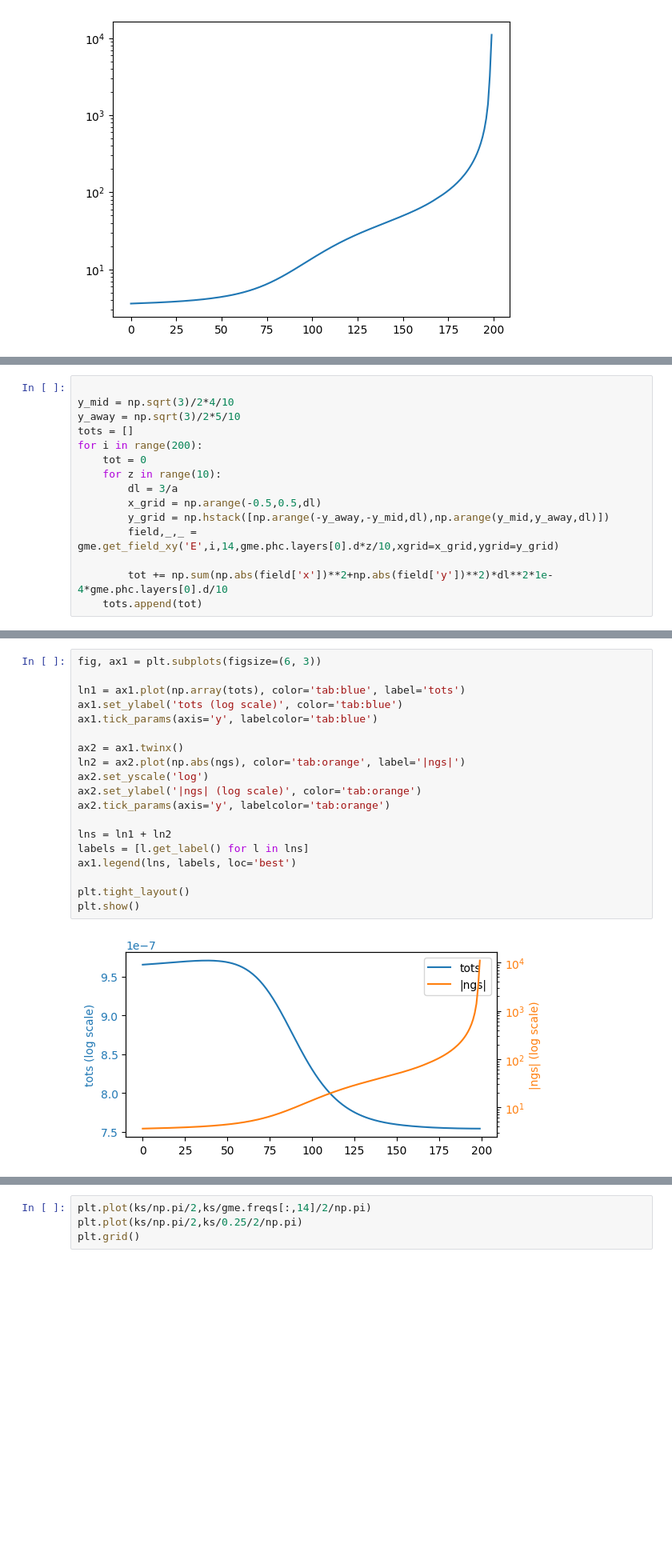
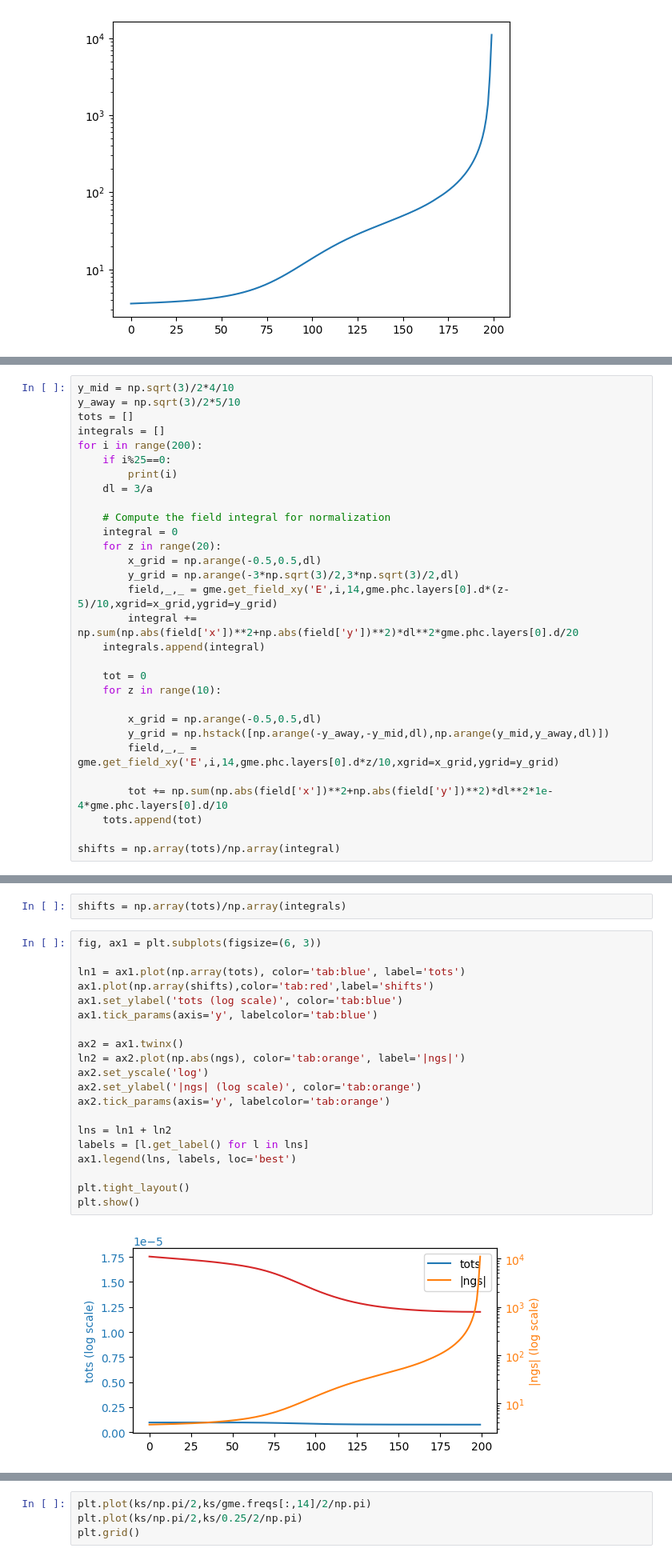
Before and after one commit to DominicJThompson/optGME, a Jupyter notebook: paper2/FieldRuns/SIOTesting.ipynb, the cells around one changed output, grey strips where cells are left out. Shown at 80% size. Drawn from its saved outputs; the diff is of its cells as text; blank space fills up the shorter version.

```diff
--- a/paper2/FieldRuns/SIOTesting.ipynb
+++ b/paper2/FieldRuns/SIOTesting.ipynb
@@ -85,15 +84,30 @@ plt.pcolormesh(X,Y,np.abs(field['x'])**2+np.abs(field['y'])**2)
 # %%
-
 y_mid = np.sqrt(3)/2*4/10
 y_away = np.sqrt(3)/2*5/10
 tots = []
+integrals = []
 for i in range(200):
+    if i%25==0:
+        print(i)
+    dl = 3/a
+
+    # Compute the field integral for normalization
+    integral = 0
+    for z in range(20):
+        x_grid = np.arange(-0.5,0.5,dl)
+        y_grid = np.arange(-3*np.sqrt(3)/2,3*np.sqrt(3)/2,dl)
+        field,_,_ = gme.get_field_xy('E',i,14,gme.phc.layers[0].d*(z-5)/10,xgrid=x_grid,ygrid=y_grid)
+        integral += np.sum(np.abs(field['x'])**2+np.abs(field['y'])**2)*dl**2*gme.phc.layers[0].d/20
+    integrals.append(integral)
+
     tot = 0
     for z in range(10):
-        dl = 3/a
+
         x_grid = np.arange(-0.5,0.5,dl)
         y_grid = np.hstack([np.arange(-y_away,-y_mid,dl),np.arange(y_mid,y_away,dl)])
         field,_,_ = gme.get_field_xy('E',i,14,gme.phc.layers[0].d*z/10,xgrid=x_grid,ygrid=y_grid)
 
         tot += np.sum(np.abs(field['x'])**2+np.abs(field['y'])**2)*dl**2*1e-4*gme.phc.layers[0].d/10
     tots.append(tot)
+
+shifts = np.array(tots)/np.array(integral)
@@ -100,21 +123,24 @@ for i in range(200):
+# %%
+shifts = np.array(tots)/np.array(integrals)
 # %%
 fig, ax1 = plt.subplots(figsize=(6, 3))
 
 ln1 = ax1.plot(np.array(tots), color='tab:blue', label='tots')
+ax1.plot(np.array(shifts),color='tab:red',label='shifts')
 ax1.set_ylabel('tots (log scale)', color='tab:blue')
 ax1.tick_params(axis='y', labelcolor='tab:blue')
 
 ax2 = ax1.twinx()
 ln2 = ax2.plot(np.abs(ngs), color='tab:orange', label='|ngs|')
 ax2.set_yscale('log')
 ax2.set_ylabel('|ngs| (log scale)', color='tab:orange')
 ax2.tick_params(axis='y', labelcolor='tab:orange')
 
 lns = ln1 + ln2
 labels = [l.get_label() for l in lns]
 ax1.legend(lns, labels, loc='best')
 
 plt.tight_layout()
 plt.show()
 # %% [output]
-[figure, old version]
+[figure, new version]
```
Also changed, not shown: parts of 7 cells of this notebook, 7 other files.
